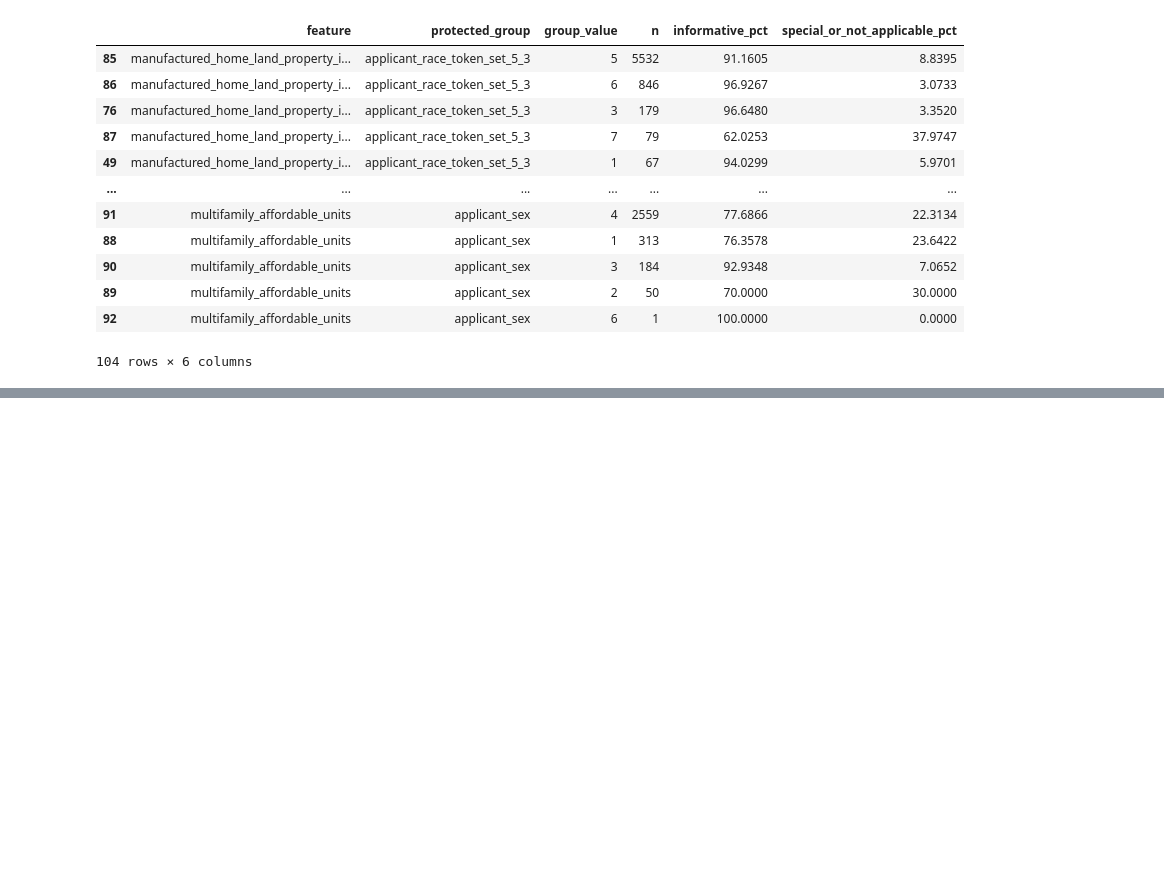
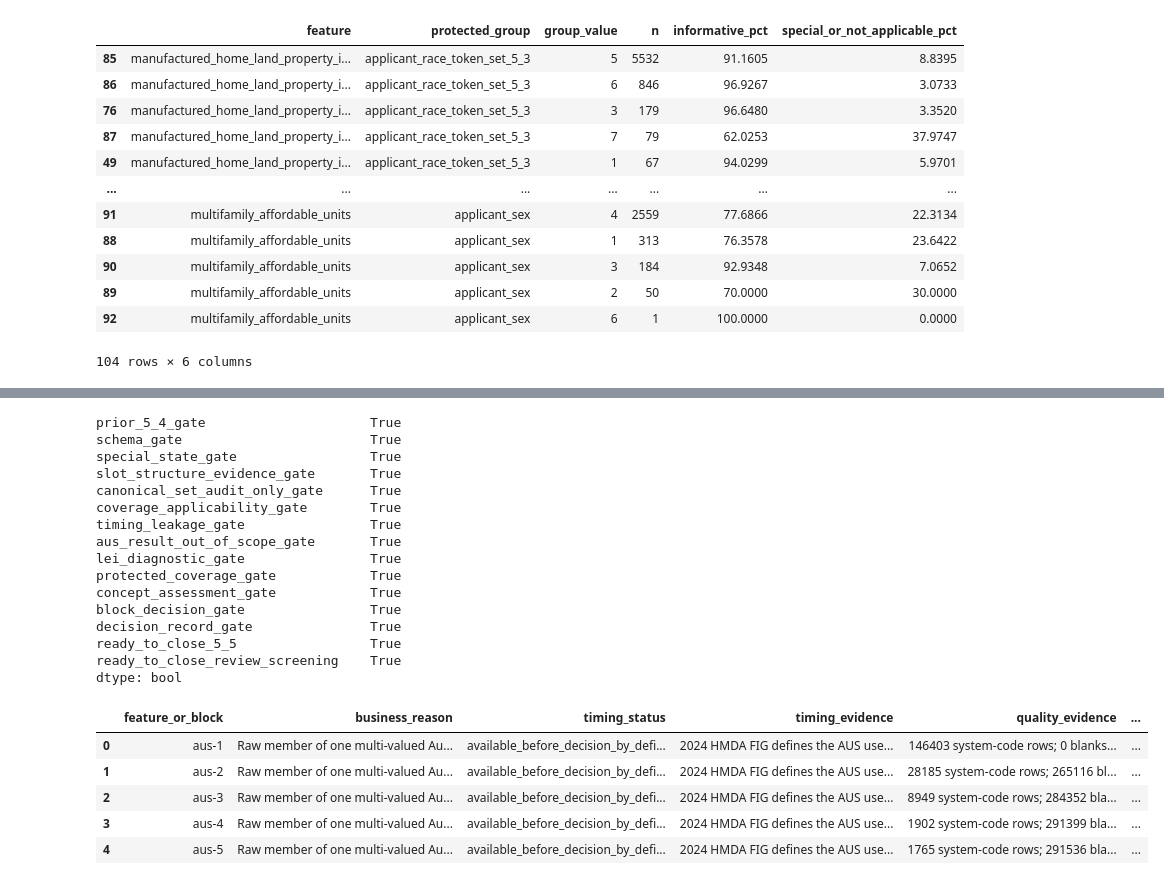
Before and after one commit to DAP391m-Group12/DAP391m, a Jupyter notebook: notebooks/eda_datasetB/05_feature_selction.ipynb, the cells around one changed output, grey strips where cells are left out. Drawn from its saved outputs; the diff is of its cells as text; code cells hidden in the pictures; blank space fills up the shorter version.

```diff
--- a/notebooks/eda_datasetB/05_feature_selction.ipynb
+++ b/notebooks/eda_datasetB/05_feature_selction.ipynb
@@ -2407,0 +2769,18 @@ dtype: bool
+# %%
+# 5.5.2 Slot structure and canonical unordered audit set
+filled_5_5=group_5_5_data[AUS_COLUMNS_5_5].apply(lambda column:column.str.strip().ne(""))
+slot_gap_mask_5_5=pd.Series(False,index=group_5_5_data.index)
+for position in range(1,len(AUS_COLUMNS_5_5)):slot_gap_mask_5_5|=filled_5_5.iloc[:,position]&~filled_5_5.iloc[:,:position].all(axis=1)
+INFORMATIVE_AUS_CODES_5_5=set(AUS_SYSTEM_CODES_5_5)
+def reported_aus_values_5_5(row):return [str(row[column]).strip() for column in AUS_COLUMNS_5_5 if str(row[column]).strip() in INFORMATIVE_AUS_CODES_5_5]
+def canonical_aus_set_5_5(row):return tuple(sorted(set(reported_aus_values_5_5(row)),key=int))
+reported_values_5_5=group_5_5_data.apply(reported_aus_values_5_5,axis=1);canonical_aus_set_audit_5_5=group_5_5_data.apply(canonical_aus_set_5_5,axis=1)
+system_count_5_5=reported_values_5_5.map(len);duplicate_system_mask_5_5=reported_values_5_5.map(lambda values:len(values)!=len(set(values)));canonical_aus_set_text_5_5=canonical_aus_set_audit_5_5.map(lambda values:"|".join(values));any_system_n_5_5=int(system_count_5_5.gt(0).sum())
+only_aus_1_mask_5_5=group_5_5_data["aus-1"].isin(INFORMATIVE_AUS_CODES_5_5)&~group_5_5_data[AUS_COLUMNS_5_5[1:]].isin(INFORMATIVE_AUS_CODES_5_5).any(axis=1)
+slot_structure_5_5=pd.Series({"slot_gap_n":int(slot_gap_mask_5_5.sum()),"slot_gap_pct":round(slot_gap_mask_5_5.mean()*100,6),"duplicate_system_rows_n":int(duplicate_system_mask_5_5.sum()),"duplicate_system_rows_pct":round(duplicate_system_mask_5_5.mean()*100,6),"any_system_n":any_system_n_5_5,"any_system_pct":round(any_system_n_5_5/len(group_5_5_data)*100,4),"only_aus_1_n":int(only_aus_1_mask_5_5.sum()),"only_aus_1_pct_among_system_rows":round(only_aus_1_mask_5_5.sum()/any_system_n_5_5*100,4),"multi_system_n":int(system_count_5_5.gt(1).sum()),"canonical_set_is_audit_only":True,"canonical_set_admitted_as_model_feature":False})
+system_count_distribution_5_5=system_count_5_5.value_counts().sort_index().rename_axis("reported_system_count").reset_index(name="n")
+slot_filled_counts_5_5=filled_5_5.sum().rename_axis("feature").reset_index(name="filled_n")
+canonical_set_frequency_5_5=canonical_aus_set_text_5_5.value_counts().rename_axis("canonical_unordered_set").reset_index(name="n")
+slot_structure_resolution_5_5=pd.Series({"slot_order_evidence_recorded":slot_structure_5_5[["slot_gap_n","slot_gap_pct"]].notna().all(),"duplicate_evidence_recorded":slot_structure_5_5[["duplicate_system_rows_n","duplicate_system_rows_pct"]].notna().all(),"system_count_evidence_recorded":system_count_distribution_5_5.n.sum()==len(group_5_5_data),"canonical_set_audit_only":bool(slot_structure_5_5.canonical_set_is_audit_only and not slot_structure_5_5.canonical_set_admitted_as_model_feature)})
+assert slot_structure_resolution_5_5.all()
+display(slot_structure_5_5);display(system_count_distribution_5_5);display(slot_filled_counts_5_5);display(canonical_set_frequency_5_5.head(20));display(slot_structure_resolution_5_5)
@@ -2407,0 +2868,36 @@ dtype: bool
+# %%
+# 5.5.4 Timing, process-proxy assessment, block decision, and final review gate
+timing_status_5_5="available_before_decision_by_definition_aus_type_only";timing_evidence_5_5="2024 HMDA FIG defines the AUS used to evaluate the application; AUS result is explicitly outside this screening scope."
+concept_assessment_5_5="AUS type identifies underwriting technology and institutional process, not a distinct applicant credit-information attribute. Canonical block patterns are strongly concentrated by LEI."
+screening_decision_5_5=pd.DataFrame({"feature_or_block":AUS_COLUMNS_5_5});screening_decision_5_5["business_reason"]="Raw member of one multi-valued Automated Underwriting System block; slot order has no separate business meaning.";screening_decision_5_5["timing_status"]=timing_status_5_5;screening_decision_5_5["timing_evidence"]=timing_evidence_5_5
+screening_decision_5_5["quality_evidence"]=screening_decision_5_5.feature_or_block.map(quality_5_5.set_index("feature").apply(lambda row:f"{int(row.informative_n)} system-code rows; {int(row.blank_n)} blanks; {int(row.invalid_n)} invalid; counts reconciled.",axis=1))
+screening_decision_5_5["applicability_evidence"]=f"At least one system in {int(block_coverage_5_5.any_reported_system_n)} rows ({block_coverage_5_5.any_reported_system_pct:.4f}%); aus-1 preserves Not Applicable and Exempt.";screening_decision_5_5["redundancy_evidence"]=f"One unordered audit set only; {int(slot_structure_5_5.duplicate_system_rows_n)} duplicate-code rows, {int(slot_structure_5_5.slot_gap_n)} slot-gap rows, {int(slot_structure_5_5.multi_system_n)} multi-system rows.";screening_decision_5_5["organization_proxy_evidence"]=f"Canonical pattern LEI weighted dominance {lei_proxy_5_5.row_weighted_dominant_share_pct:.4f}%; global {lei_proxy_5_5.global_dominant_share_pct:.4f}%; uplift {lei_proxy_5_5.lei_uplift_vs_global_pp:+.4f} pp.";screening_decision_5_5["protected_group_sensitivity"]="Descriptive sex and canonical race-set coverage completed; not a fairness or decision rule.";screening_decision_5_5["concept_assessment"]=concept_assessment_5_5
+screening_decision_5_5["screening_status"]="exclude_from_further_review";screening_decision_5_5["decision"]="exclude";screening_decision_5_5["decision_reason"]="Excluded as one block because AUS type primarily encodes underwriting technology, institution, and reporting process rather than applicant credit information; AUS result is not in scope.";screening_decision_5_5["gsv_player"]="not_applicable";screening_decision_5_5["validation_evidence"]="not_run_not_required_for_data_governance_scope";screening_decision_5_5["stability_evidence"]="not_applicable"
+fields_5_5=["business_reason","timing_status","timing_evidence","quality_evidence","applicability_evidence","redundancy_evidence","organization_proxy_evidence","protected_group_sensitivity","concept_assessment","screening_status","decision","decision_reason","gsv_player","validation_evidence","stability_evidence"]
+section_5_5_gate=pd.Series({"prior_5_4_gate":bool(section_5_4_gate.ready_to_start_5_5),"schema_gate":bool(schema_validation_5_5.all()),"special_state_gate":quality_5_5[["not_applicable_n","exempt_n","blank_n","other_system_n"]].notna().all().all(),"slot_structure_evidence_gate":bool(slot_structure_resolution_5_5.all()),"canonical_set_audit_only_gate":bool(slot_structure_5_5.canonical_set_is_audit_only and not slot_structure_5_5.canonical_set_admitted_as_model_feature),"coverage_applicability_gate":block_coverage_5_5.notna().all(),"timing_leakage_gate":screening_decision_5_5.timing_status.eq(timing_status_5_5).all(),"aus_result_out_of_scope_gate":screening_decision_5_5.timing_evidence.str.contains("outside").all(),"lei_diagnostic_gate":pd.notna(lei_proxy_5_5.lei_uplift_vs_global_pp),"protected_coverage_gate":not protected_sensitivity_5_5.empty,"concept_assessment_gate":screening_decision_5_5.concept_assessment.notna().all(),"block_decision_gate":screening_decision_5_5.decision.eq("exclude").all() and screening_decision_5_5.gsv_player.eq("not_applicable").all(),"decision_record_gate":screening_decision_5_5[fields_5_5].notna().all().all()})
+section_5_5_gate["ready_to_close_5_5"]=bool(section_5_5_gate.all());section_5_5_gate["ready_to_close_review_screening"]=bool(section_5_5_gate.ready_to_close_5_5)
+assert screening_decision_5_5.feature_or_block.tolist()==AUS_COLUMNS_5_5;assert section_5_5_gate.ready_to_close_review_screening
+display(section_5_5_gate);display(screening_decision_5_5)
+# %% [output]
+prior_5_4_gate                     True
+schema_gate                        True
+special_state_gate                 True
+slot_structure_evidence_gate       True
+canonical_set_audit_only_gate      True
+coverage_applicability_gate        True
+timing_leakage_gate                True
+aus_result_out_of_scope_gate       True
+lei_diagnostic_gate                True
+protected_coverage_gate            True
+concept_assessment_gate            True
+block_decision_gate                True
+decision_record_gate               True
+ready_to_close_5_5                 True
+ready_to_close_review_screening    True
+dtype: bool
+|  | feature_or_block | business_reason | timing_status | timing_evidence | quality_evidence | ... |
+| 0 | aus-1 | Raw member of one multi-valued Au... | available_before_decision_by_defi... | 2024 HMDA FIG defines the AUS use... | 146403 system-code rows; 0 blanks... | ... |
+| 1 | aus-2 | Raw member of one multi-valued Au... | available_before_decision_by_defi... | 2024 HMDA FIG defines the AUS use... | 28185 system-code rows; 265116 bl... | ... |
+| 2 | aus-3 | Raw member of one multi-valued Au... | available_before_decision_by_defi... | 2024 HMDA FIG defines the AUS use... | 8949 system-code rows; 284352 bla... | ... |
+| 3 | aus-4 | Raw member of one multi-valued Au... | available_before_decision_by_defi... | 2024 HMDA FIG defines the AUS use... | 1902 system-code rows; 291399 bla... | ... |
+| 4 | aus-5 | Raw member of one multi-valued Au... | available_before_decision_by_defi... | 2024 HMDA FIG defines the AUS use... | 1765 system-code rows; 291536 bla... | ... |
```
Also changed, not shown: parts of 23 cells of this notebook.
